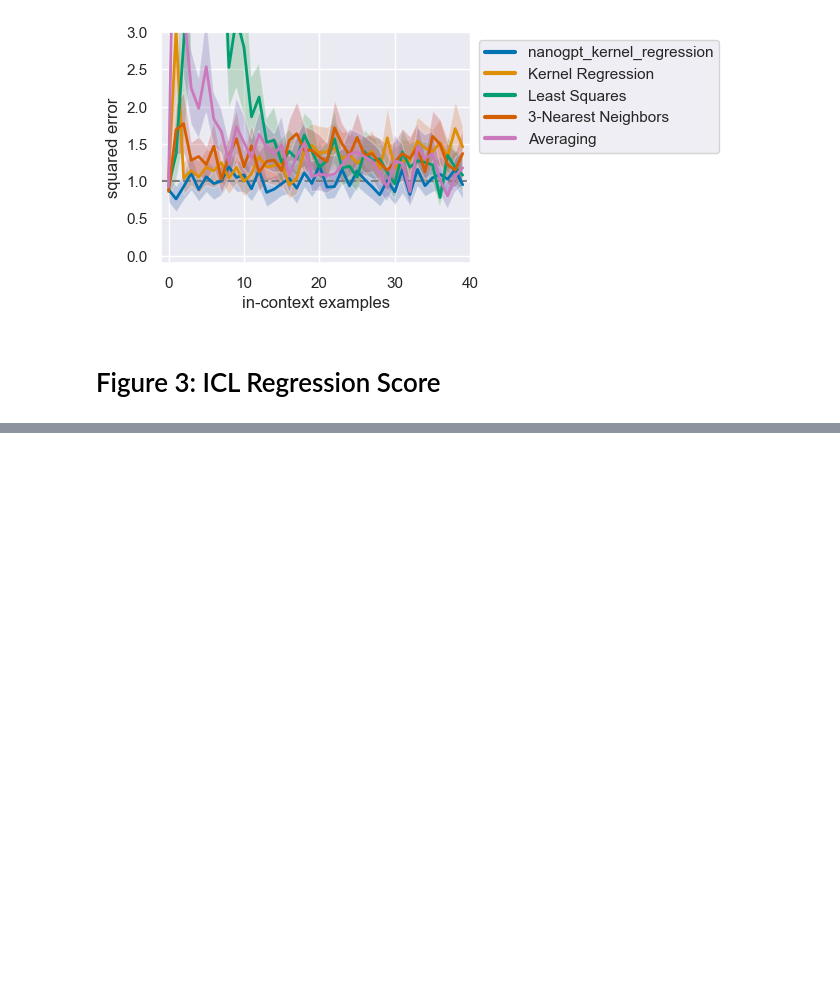
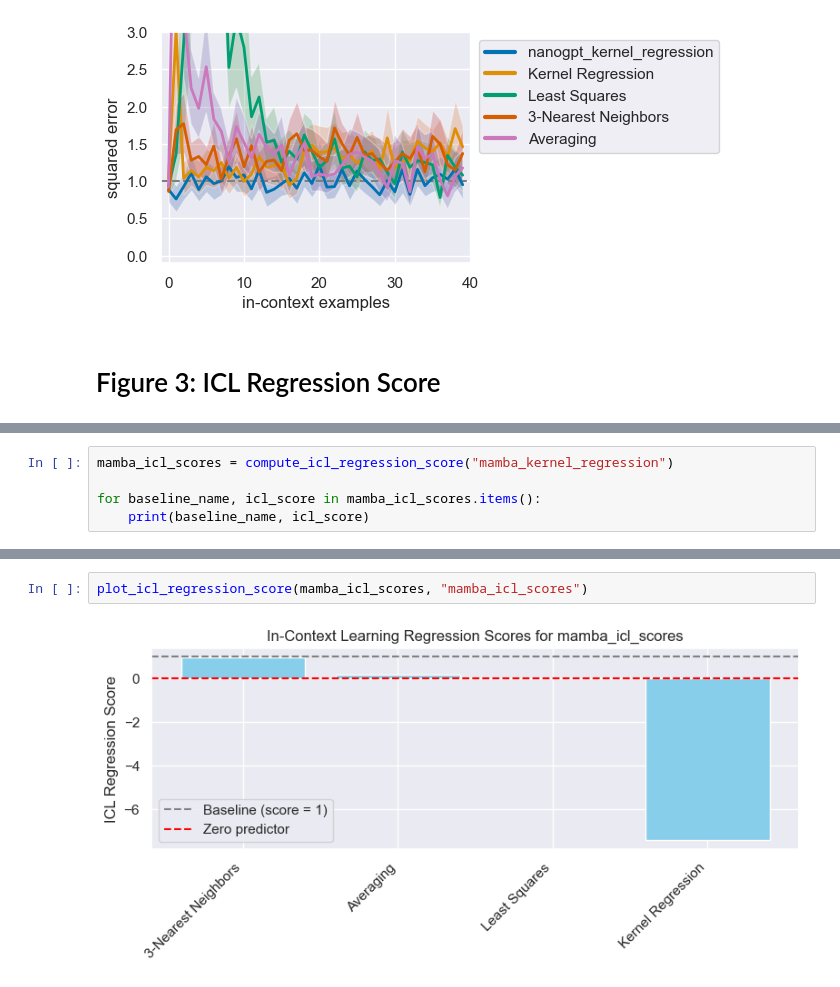
Before and after one commit to joyjwlee/cs182_final_proj, a Jupyter notebook: src/eval.ipynb, the cells around one changed output, grey strips where cells are left out. Saved outputs shown, nothing was run; the diff lists cells and outputs as text; blank space fills up the shorter version.

```diff
--- a/src/eval.ipynb
+++ b/src/eval.ipynb
@@ -95,0 +166,5 @@ nanogpt_kernel_regression nanogpt
+# %%
+mamba_icl_scores = compute_icl_regression_score("mamba_kernel_regression")
+
+for baseline_name, icl_score in mamba_icl_scores.items():
+    print(baseline_name, icl_score)
@@ -95,0 +200,4 @@ nanogpt_kernel_regression nanogpt
+# %%
+plot_icl_regression_score(mamba_icl_scores, "mamba_icl_scores")
+# %% [output]
+[figure, added]
```
Also changed, not shown: parts of 14 cells of this notebook.
